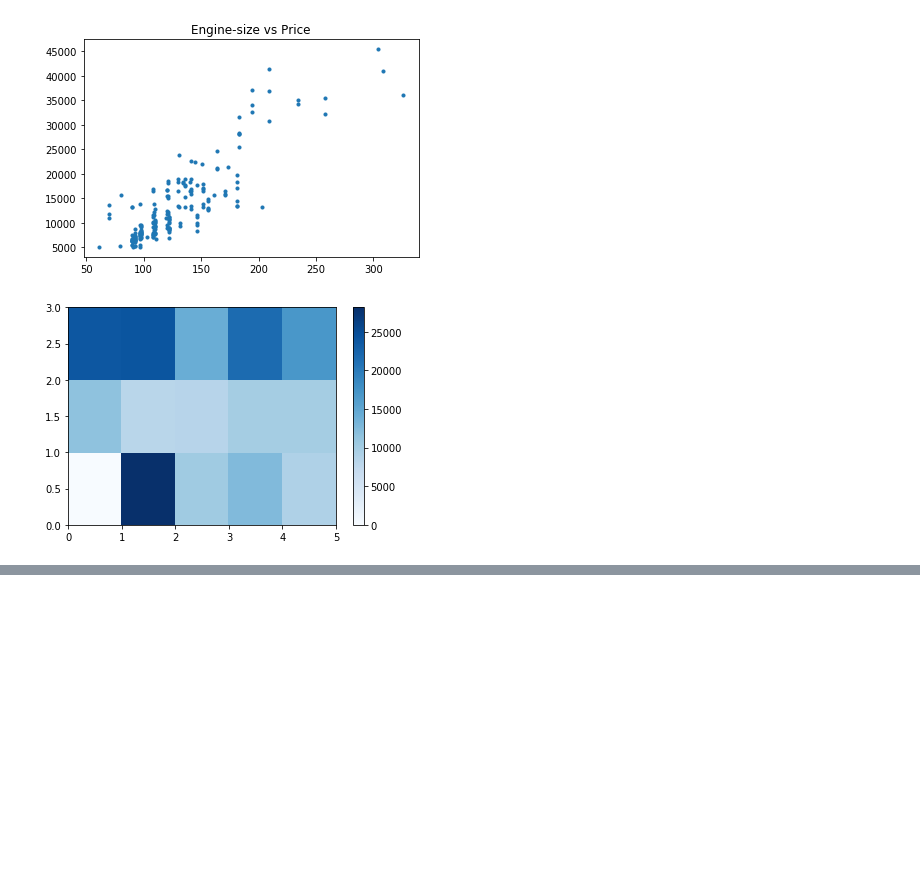
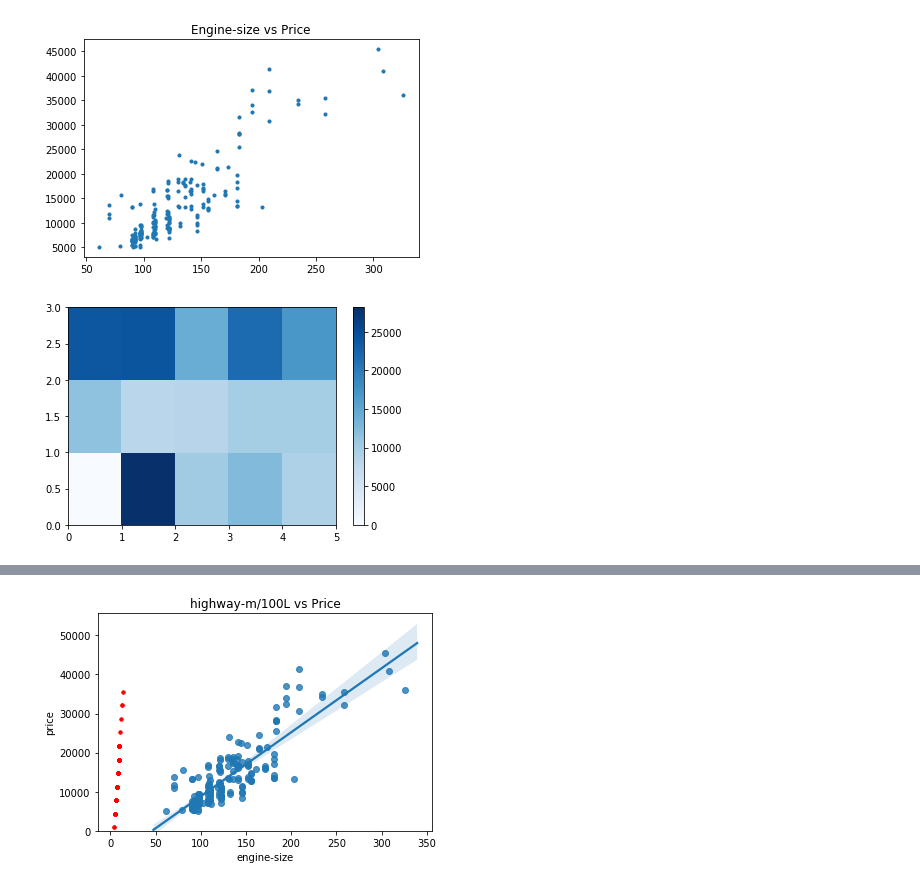
Before and after one commit to arunkottilukkal/Python_for_DataAnalysis_Beginners, a Jupyter notebook: 005_EDA.ipynb, the cells around one changed output, grey strips where cells are left out. Saved outputs shown, nothing was run; the diff lists cells and outputs as text; code cells hidden in the pictures; blank space fills up the shorter version.

```diff
--- a/005_EDA.ipynb
+++ b/005_EDA.ipynb
@@ -7,6 +7,9 @@
         2) Group By
         3) ANOVA
         4) Pearson Correlation
+        5) Liner Regression (Single Liner Regression/Multiple Liner Regression)
+        6) Model Evaluation Using Visualization
+        7) Polynomal Regression and Piplelines
 
 """
 import pandas as pd
@@ -14,6 +17,14 @@ import matplotlib.pyplot as plt
 import numpy as np
 import scipy
 import seaborn as sns
+from sklearn.linear_model import LinearRegression
+from sklearn.model_selection import KFold
+from sklearn.preprocessing import PolynomialFeatures
+from sklearn.preprocessing import StandardScaler
+from sklearn.pipeline import Pipeline
+from sklearn.metrics import mean_squared_error
+
+
 
 inFile = 'files/test_cars.csv'
 df = pd.read_csv(inFile)
@@ -26,11 +37,11 @@ df["stroke"].fillna(df["stroke"].mean(), inplace=True)
 df["price"].fillna(df["price"].mean(), inplace=True)
 
 
-df["city-mpg"] = 235/df["city-mpg"]
-df["highway-mpg"] = 235/df["highway-mpg"]
+df["city-mpg"] = 235//df["city-mpg"]
+df["highway-mpg"] = 235//df["highway-mpg"]
 
-df.rename(columns={"city-mpg":"city-m/100L"}, inplace=True)
-df.rename(columns={"highway-mpg":"highway-m/100L"}, inplace=True)
+df.rename(columns={"city-mpg":"city-m-100L"}, inplace=True)
+df.rename(columns={"highway-mpg":"highway-m-100L"}, inplace=True)
 
 # scaling data, we are min max sacling to scale length, height and width
 
@@ -110,7 +121,75 @@ plt.ylim(0,)
 
 """
 df_clean = df[['horsepower', 'price']].dropna()
-pearson_coef, p_value = scipy.stats.pearsonr[df_clean['horsepower'],df_clean['price']]
+df_clean.head()
+pearson_coef, p_value = scipy.stats.pearsonr(df_clean['horsepower'].astype(float),df_clean['price'].astype(float))
+
+if pearson_coef<= 1 and p_value < 0.001:
+    print("Strong Correlation",pearson_coef, p_value)
+elif pearson_coef< -1 and p_value < 0.05:
+    print("Negative Correlation",pearson_coef, p_value)
+else:
+    print("Moderate Correlation",pearson_coef, p_value)
+
+"""
+
+    In this part we are covering single liner regression (SLR)
+
+"""
+
+lr_model = LinearRegression()#Liner regression constructor from scikit learn
+
+X = df[['highway-m-100L']]
+y = df[['price']]
+lr_model.fit(X,y)
+Y_pred = lr_model.predict(X)
+
+plt.scatter(X,Y_pred,s=area,color='red')
+plt.title('highway-m/100L vs Price')
+plt.show()
+
+"""
+
+    Multiple Liner Regression
+
+"""
+
+
+# X = np.array(df[['horsepower','highway-m-100L']]).astype(int)
+# Y = np.array(df[['price']]).astype(int)
+
+# regr = LinearRegression()
+# regr.fit(X,Y)
+# Y_predict = regr.predict(X)
+
+# plt.scatter(X,Y_pred,s=area,color='red')
+# plt.show()
+
+
+"""
+
+    Model evalutation and visualization:
+
+        1) The relationship between two variables
+        2) The strength of correlation
+        3) The direction of relationship(+/-)
+
+"""
+
+sns.residplot(df['highway-m-100L'],df['price'])
+X = np.array(df[['price']]).astype(int)
+y = df[['highway-m-100L']]
+lr_model.fit(X,y)
+Y_pred = lr_model.predict(X)
+
+ax1 = sns.distplot(df['highway-m-100L'],hist=False, color='r', label='Actual Value')
+sns.distplot(Y_pred, hist=False, color='b', label='Fitted Values', ax=ax1)
+
+X=df[['highway-m-100L']]
+lr_model.fit(df[['highway-m-100L']],df[['price']])
+Y_pred = lr_model.predict(X)
+
+print(Y_pred,lr_model.coef_)
 # %% [output]
 [figure]
 [figure]
@@ -118,0 +199 @@ F_onewayResult(statistic=400.925870564337, pvalue=1.0586193512077862e-11)
+[figure, new version]
```
Also changed, not shown: parts of 1 cell of this notebook.
